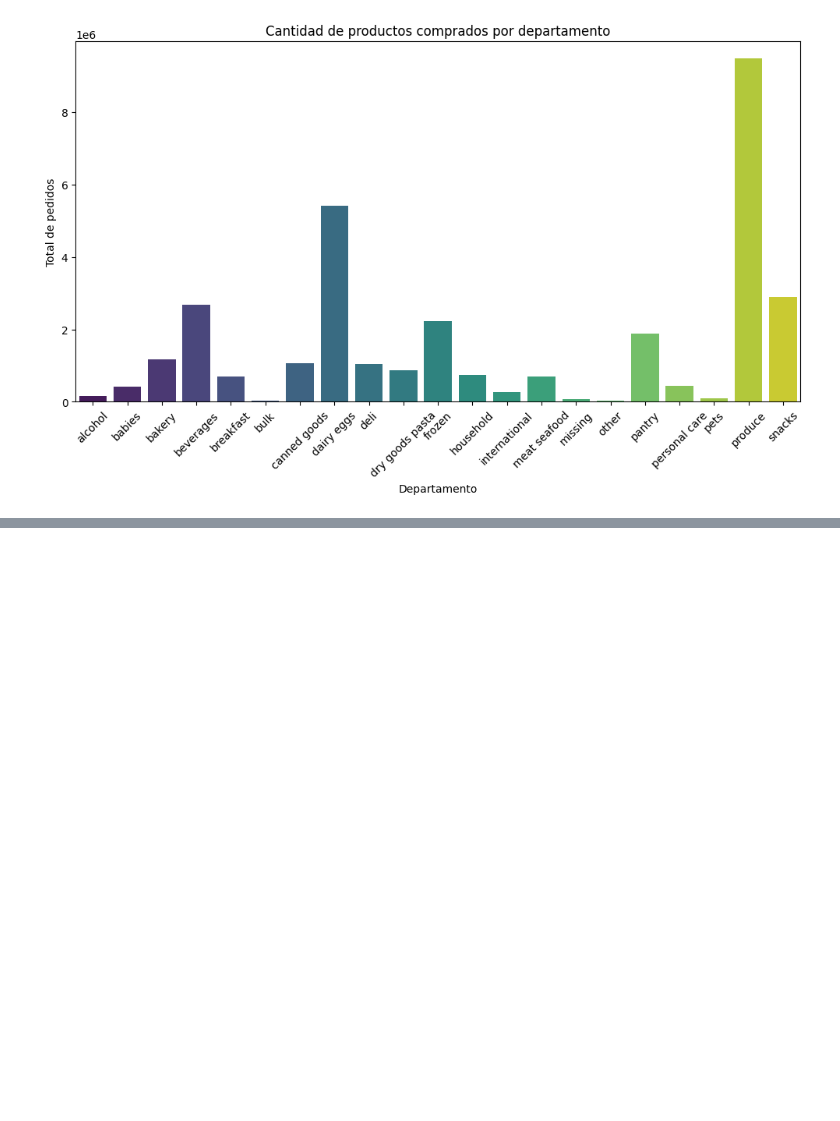
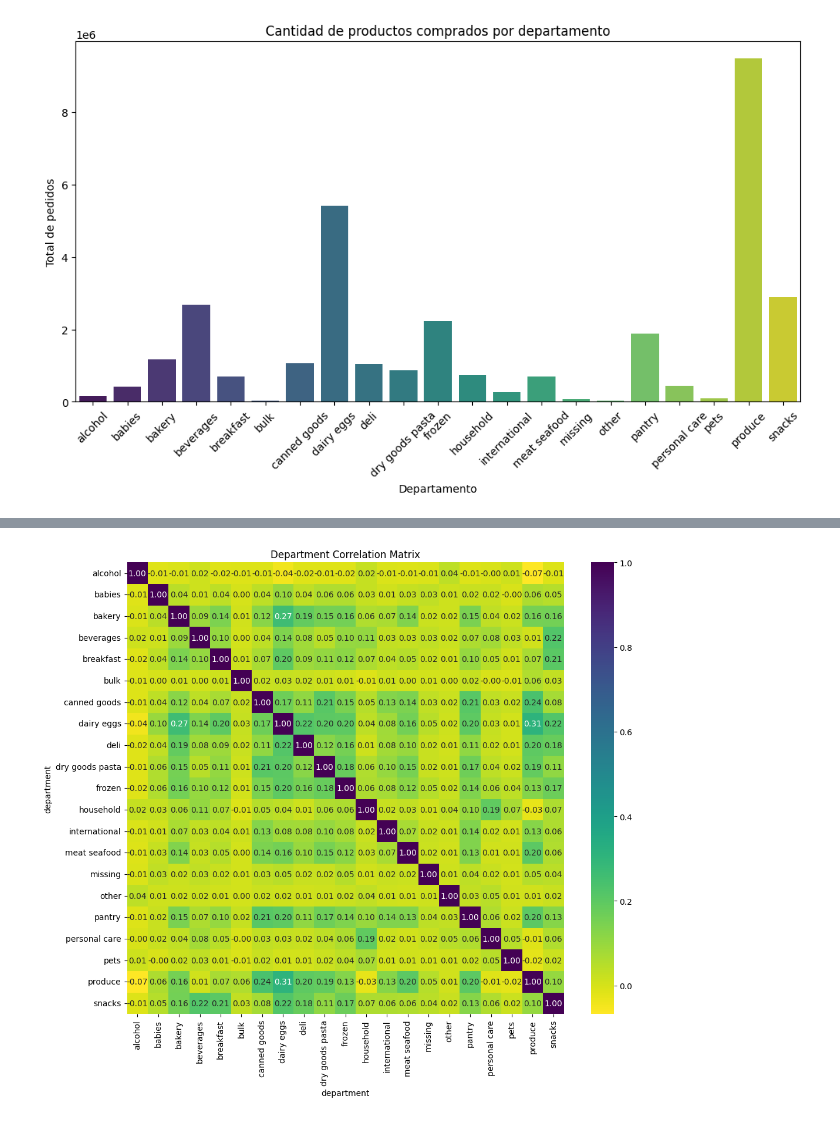
Before and after one commit to nalle23/Desarrollo-de-aplicaciones-avanzadas-de-ciencias-computacionales, a Jupyter notebook: Entrega0/Reto_Entrega_0.ipynb, the cells around one changed output, grey strips where cells are left out. Drawn from its saved outputs; the diff is of its cells as text; code cells hidden in the pictures; blank space fills up the shorter version.

```diff
--- a/Entrega0/Reto_Entrega_0.ipynb
+++ b/Entrega0/Reto_Entrega_0.ipynb
@@ -476,0 +524,21 @@ Passing `palette` without assigning `hue` is deprecated and will be removed in v
+# %%
+# Primero unimos productos con departamentos (más pequeño)
+products_dept = Products.merge(Departments, on="department_id", how="left")
+
+# Luego unimos con order_products_prior (reduce duplicación)
+order_dept = Order_products_prior.merge(products_dept, on="product_id", how="left")
+
+# Finalmente unimos con orders
+order_dept = order_dept.merge(Orders, on="order_id", how="left")
+
+dept_cooccurrence = order_dept.pivot_table(index="order_id", columns="department", aggfunc="size", fill_value=0)
+
+dept_cooccurrence = dept_cooccurrence.astype(pd.SparseDtype("int", fill_value=0))
+dept_correlation = dept_cooccurrence.corr()
+
+plt.figure(figsize=(12, 10))
+sns.heatmap(dept_correlation, annot=True, cmap="viridis_r", fmt=".2f")
+plt.title("Department Correlation Matrix")
+plt.show()
+# %% [output]
+[figure, added]
```
Also changed, not shown: parts of 18 cells of this notebook.
